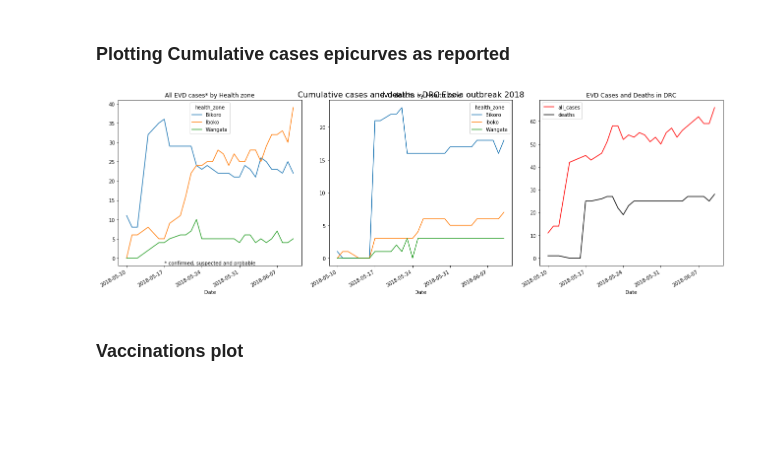
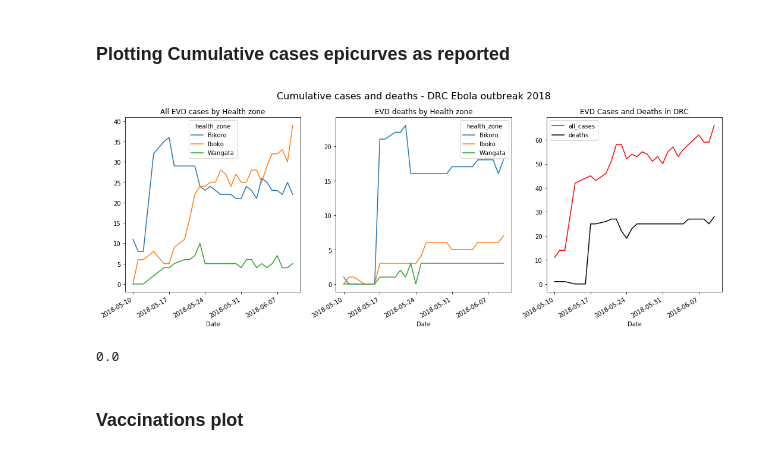
Before and after one commit to NSSAC/DRC_Ebola_2018, a Jupyter notebook: notebooks/DRC_EVD_mapping.ipynb, the cells around one changed output. Drawn from its saved outputs; the diff is of its cells as text; code cells hidden in the pictures; blank space fills up the shorter version.

```diff
--- a/notebooks/DRC_EVD_mapping.ipynb
+++ b/notebooks/DRC_EVD_mapping.ipynb
@@ -69,21 +71,23 @@ call("convert -delay 200 -loop 1 ../plots/*.png ../plots/animated_Equateur.gif".
 # %%
 f,axarr = plt.subplots(1,3,figsize=(18,6))
 evd_df.pivot(index='Date',columns='health_zone',values='all_cases').fillna(0).plot(ax=axarr[0])
-axarr[0].text(0.11, -0.04, '* confirmed, suspected and probable', transform=ax.transAxes)
+#axarr[0].text(0.15, -0.04, '* confirmed, suspected and probable', transform=ax.transAxes)
 
 evd_df.pivot(index='Date',columns='health_zone',values='deaths').fillna(0).plot(ax=axarr[1])
-
 evd_df.groupby(['Date'])[['all_cases','deaths']].sum().plot(ax=axarr[2],color=['red','black'])
 
-axarr[0].set_title('All EVD cases* by Health zone')
+axarr[0].set_title('All EVD cases by Health zone')
 axarr[1].set_title('EVD deaths by Health zone')
 axarr[2].set_title('EVD Cases and Deaths in DRC')
-
 plt.suptitle('Cumulative cases and deaths - DRC Ebola outbreak 2018',fontsize=16)
-plt.tight_layout()
 plt.savefig('../plots/DRC_EVD_epicurves.jpg',dpi=100, bbox_inches='tight')
 # %% [output]
-[figure, old version]
+[figure, new version]
+# %%
+x = evd_df[evd_df.health_zone=='Wangata']['all_cases'].values
+x[-1] - x[-14]
+# %% [output]
+0.0
 # %% [markdown]
 ### Vaccinations plot
 # %%
```
Also changed, not shown: parts of 5 cells of this notebook, 8 other files.
